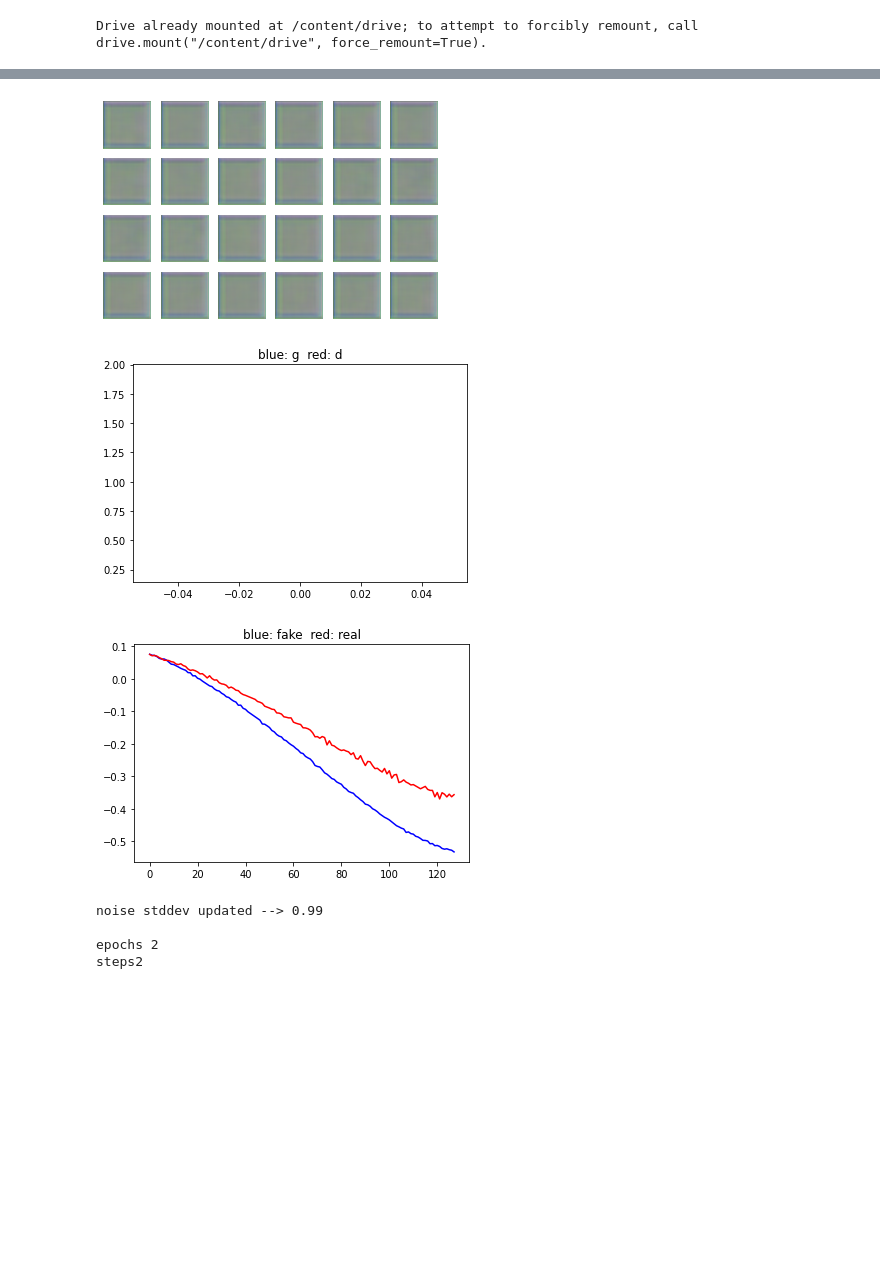
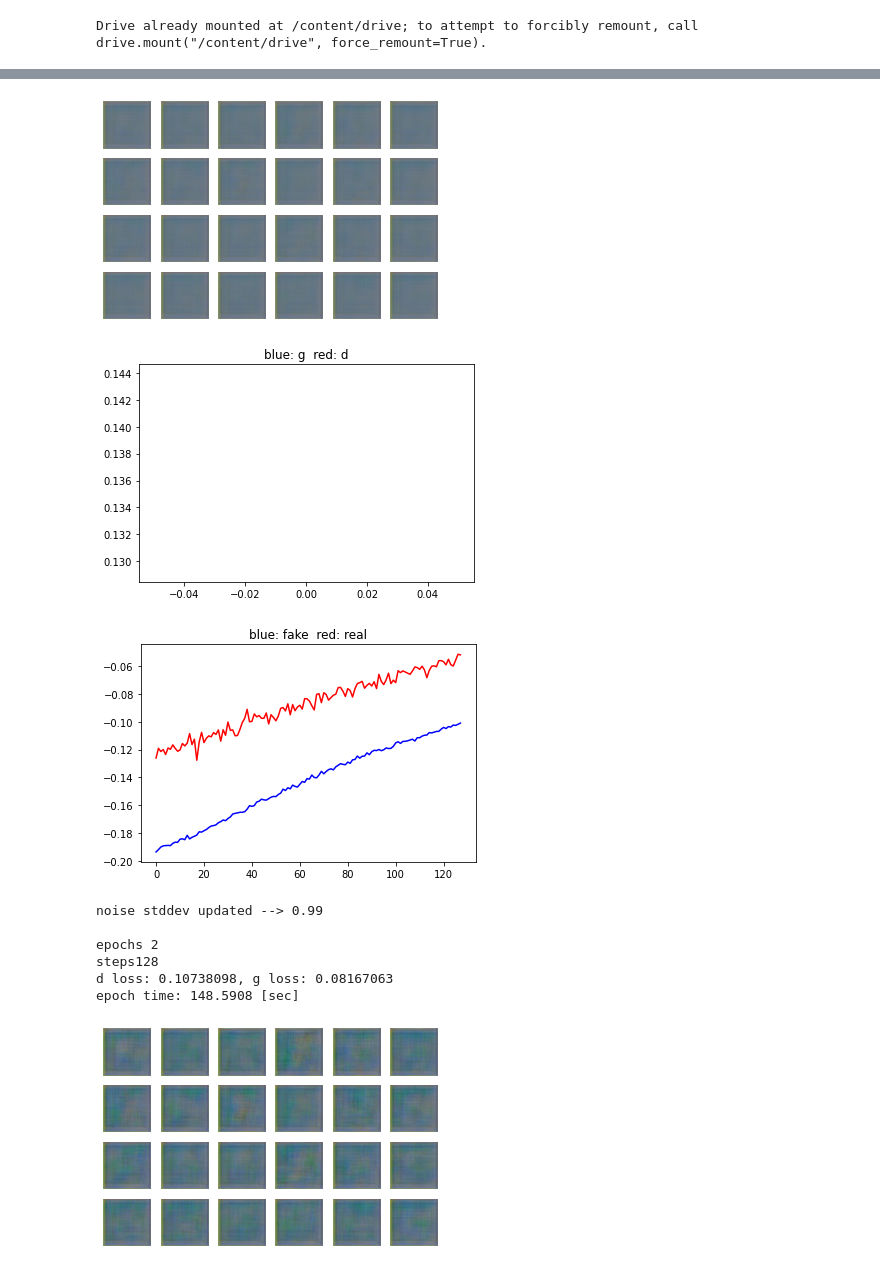
Before and after one commit to T-Yamaguch/SNGAN, a Jupyter notebook: SNGAN.ipynb, the cells around one changed output, grey strips where cells are left out. Drawn from its saved outputs; the diff is of its cells as text; code cells hidden in the pictures; blank space fills up the shorter version.

```diff
--- a/SNGAN.ipynb
+++ b/SNGAN.ipynb
@@ -222,7 +222,7 @@ class densesn_block(Model):
 # %%
 class Generator():
   def __init__(self):
-    self.channel_num = 1024
+    self.channel_num = 256
     self.layer_num = 5
     self.res_num = 0
     self.latent_num = 8
@@ -285,7 +285,7 @@ _________________________________________________________________
 # %%
 class Discriminator():
   def __init__(self):
-    self.channel_num = 32
+    self.channel_num = 8
     self.layer_num = 3
     self.input_shape = (128, 128, 3)
     self.inputs = Input(shape=self.input_shape)
@@ -299,8 +299,8 @@ class Discriminator():
     filter_num = self.channel_num
     for n in range(self.layer_num):
       x = downsn_block(filter_num, self.kernel_size, kernel_regularizer= self.kernel_regularizer)(x)
-      x = convsn_block(filter_num, self.kernel_size, kernel_regularizer= self.kernel_regularizer)(x)
-      filter_num *= 2
+      # x = convsn_block(filter_num, self.kernel_size, kernel_regularizer= self.kernel_regularizer)(x)
+      filter_num *= 8
 
     # x = convsn_block(filter_num, self.kernel_size, kernel_regularizer= self.kernel_regularizer)(x)
 
@@ -465,7 +466,7 @@ class GAN():
 
 
   def hinge_loss(self, ori_outputs, gen_outputs):
-    c = 1 # Gap between D(x) and D(G(x))
+    c = 1E-4 # Gap between D(x) and D(G(x))
     d_loss = K.mean(K.relu(c - ori_outputs)) + K.mean(K.relu(c + gen_outputs))
     g_loss =  -1 * K.mean(gen_outputs)
     return d_loss, g_loss
@@ -569,13 +570,13 @@ class GAN():
 if __name__ == '__main__':
   a = GAN(img_size = 128,
           code_num = 8,
-          batch_size = 64,
+          batch_size = 128,
           train_epochs = 10000,
           train_steps = 128,
           checkpoint_epochs = 10,
           image_epochs = 1,
           start_epoch = 1,
-          optimizer = Adam(learning_rate = 1e-6),
+          optimizer = Adam(learning_rate = 1e-7),
           n_critics = 8,
           gp_lamda = 10,
           noise_stddev = 1
@@ -591,7 +592,10 @@ epoch time: 72.7127 [sec]
-[figure, old version]
+[figure, new version]
-[figure, old version]
+[figure, new version]
-[figure, old version]
+[figure, new version]
 noise stddev updated --> 0.99
 
 epochs 2
-steps2
+steps128
+d loss: 0.10738098, g loss: 0.08167063
+epoch time: 148.5908 [sec]
+[figure, added]
```
Also changed, not shown: parts of 4 cells of this notebook.
